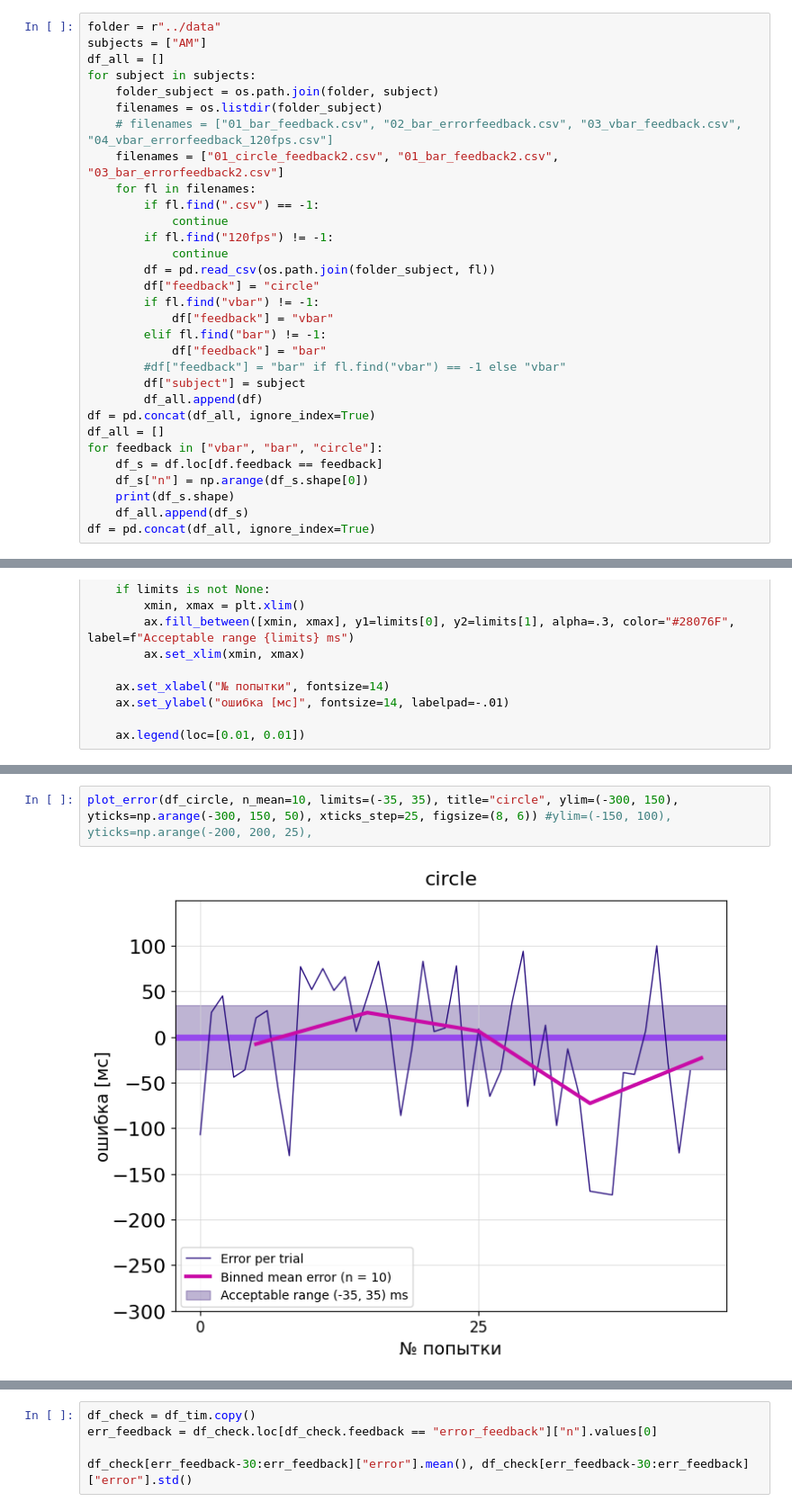
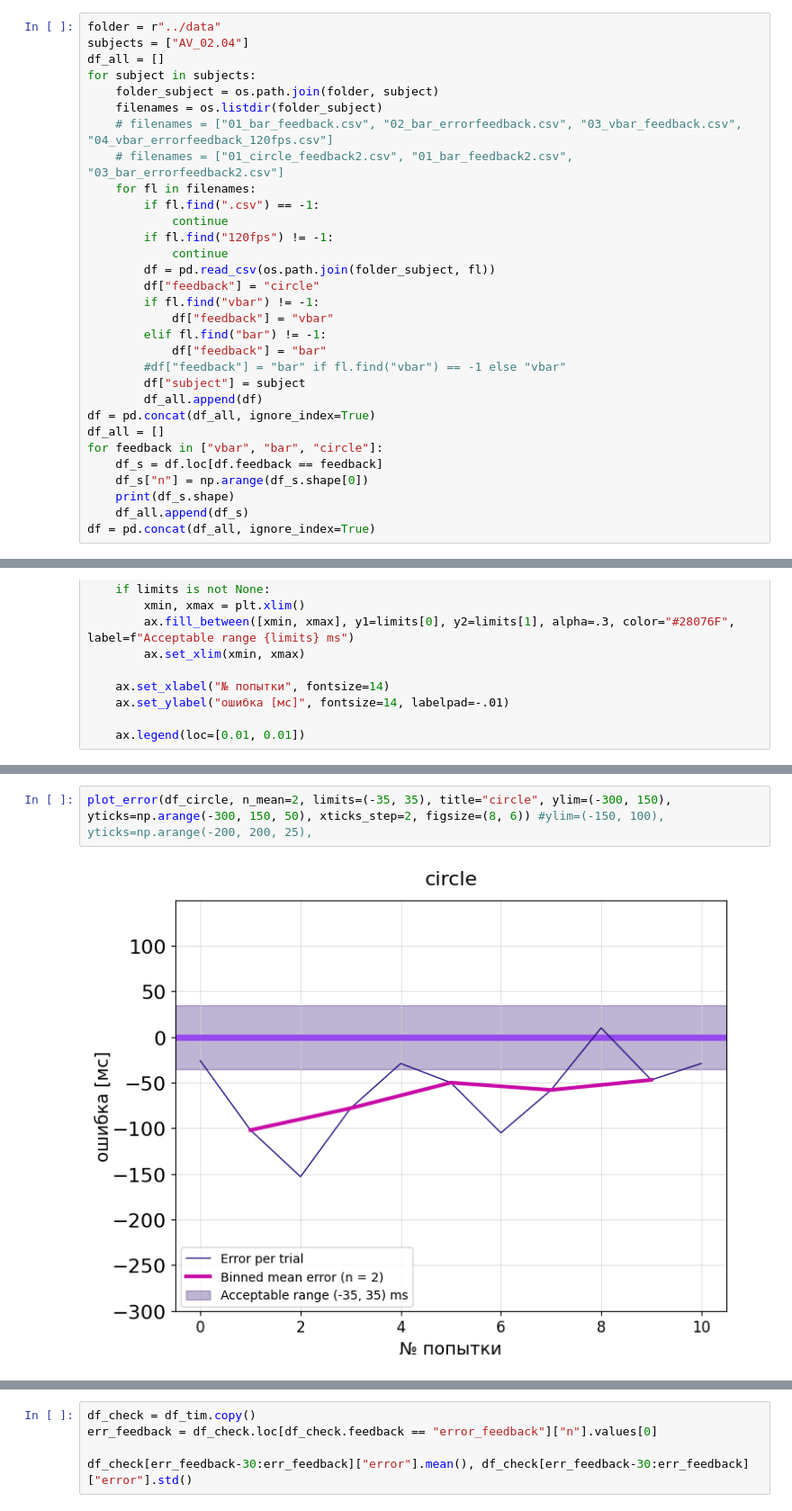
Before and after one commit to JuliaRory/PonkSync-Trainer, a Jupyter notebook: notebooks/01-analysing_diff_stimuli.ipynb, the cells around one changed output, grey strips where cells are left out. Shown at 90% size. Saved outputs shown, nothing was run; the diff lists cells and outputs as text.

```diff
--- a/notebooks/01-analysing_diff_stimuli.ipynb
+++ b/notebooks/01-analysing_diff_stimuli.ipynb
@@ -7,13 +7,13 @@ import numpy as np
 import os
 # %%
 folder = r"../data"
-subjects = ["AM"]
+subjects = ["AV_02.04"]
 df_all = []
 for subject in subjects:
     folder_subject = os.path.join(folder, subject)
     filenames = os.listdir(folder_subject)
     # filenames = ["01_bar_feedback.csv", "02_bar_errorfeedback.csv", "03_vbar_feedback.csv", "04_vbar_errorfeedback_120fps.csv"]
-    filenames = ["01_circle_feedback2.csv", "01_bar_feedback2.csv", "03_bar_errorfeedback2.csv"]
+    # filenames = ["01_circle_feedback2.csv", "01_bar_feedback2.csv", "03_bar_errorfeedback2.csv"]
     for fl in filenames:
         if fl.find(".csv") == -1:
             continue
@@ -98,5 +98,5 @@ plot_error(df_bar, n_mean=10, limits=(-35, 35), title="BAR", ylim=(-300, 150), y
 # %%
-plot_error(df_circle, n_mean=10, limits=(-35, 35), title="circle", ylim=(-300, 150), yticks=np.arange(-300, 150, 50), xticks_step=25, figsize=(8, 6)) #ylim=(-150, 100), yticks=np.arange(-200, 200, 25),
+plot_error(df_circle, n_mean=2, limits=(-35, 35), title="circle", ylim=(-300, 150), yticks=np.arange(-300, 150, 50), xticks_step=2, figsize=(8, 6)) #ylim=(-150, 100), yticks=np.arange(-200, 200, 25),
 # %% [output]
-[figure, old version]
+[figure, new version]
 # %%
```
Also changed, not shown: parts of 4 cells of this notebook, 1 other file.
